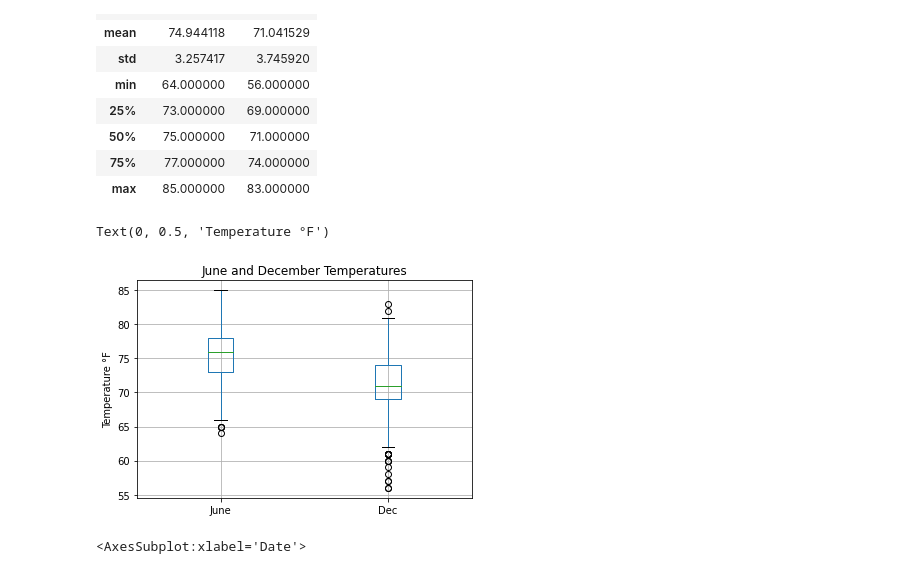
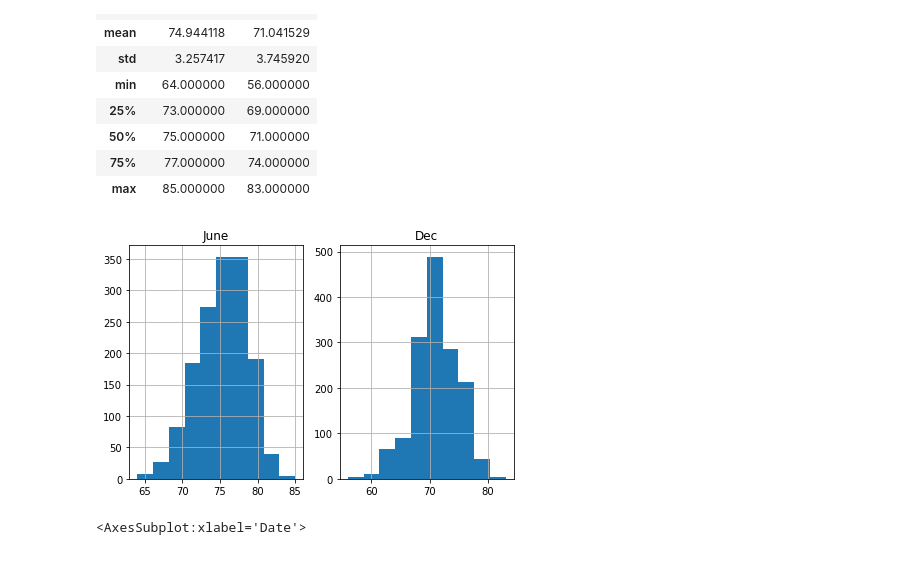
Before and after one commit to jisellejones/Surfs_Up_Climate_Analysis, a Jupyter notebook: SurfsUp_Challenge.ipynb, the cells around one changed output. Cells and saved outputs as stored; diff of their text form; code cells hidden in the pictures.

```diff
--- a/SurfsUp_Challenge.ipynb
+++ b/SurfsUp_Challenge.ipynb
@@ -114,15 +98,15 @@ combined_temps_stats
 # %%
 # Merge June and Dec temps into one dataframe
 combined_temps = june_temps_df.join(dec_temps_df, how = "inner")
 
 # Consider a histogram of temps/precipitation
 # Make boxplot of temps
-combined_temps.boxplot()
-plt.title("June and December Temperatures")
-plt.ylabel("Temperature °F")
+combined_temps.hist(bins=10)
+plt.tight_layout()
+# plt.title("June and December Temperatures")
+# plt.ylabel("Temperature °F")
 # %% [output]
-Text(0, 0.5, 'Temperature °F')
-[figure, old version]
+[figure, new version]
 # %%
 # Get precipitation data for June
 
```
Also changed, not shown: parts of 2 cells of this notebook, 1 other file.
